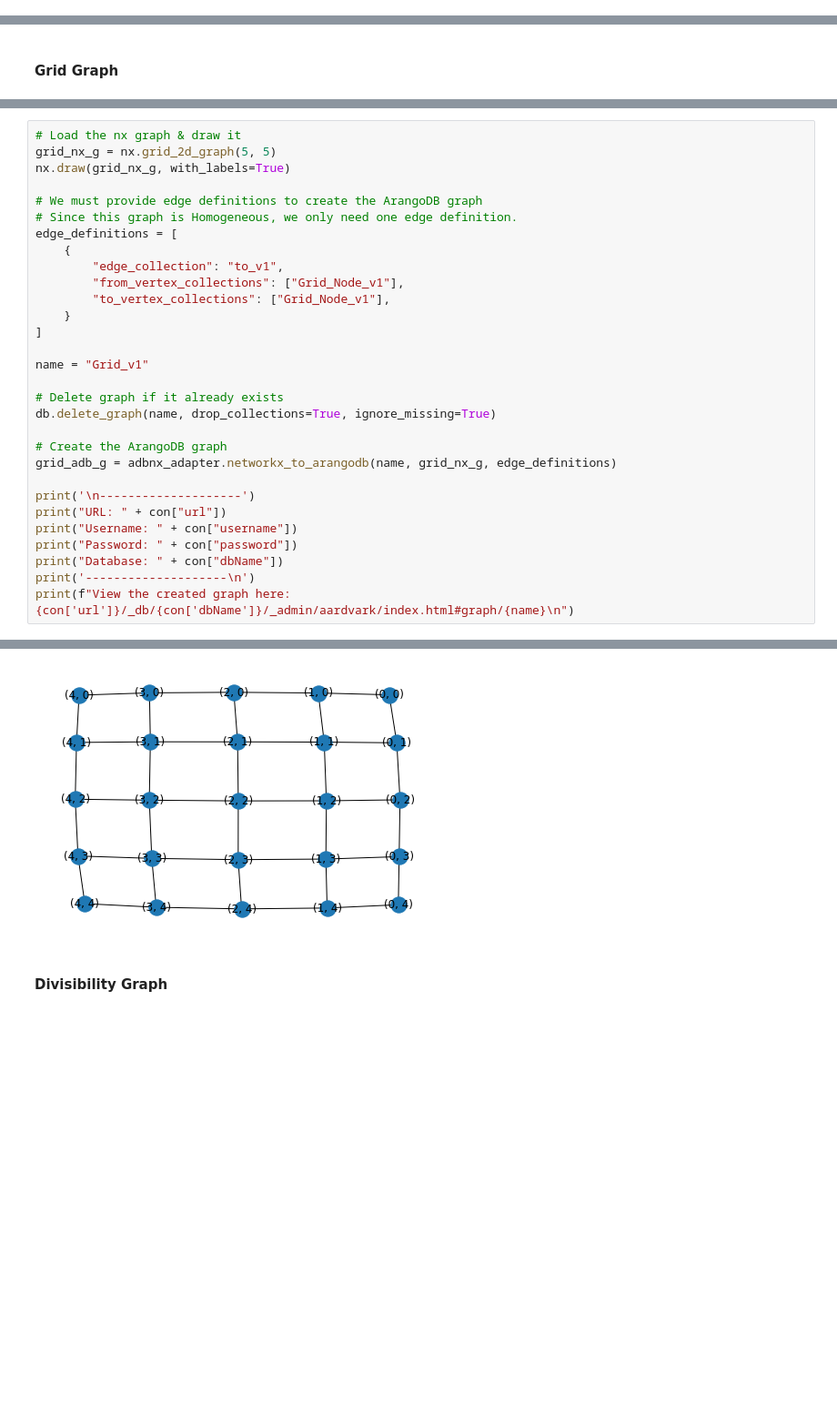
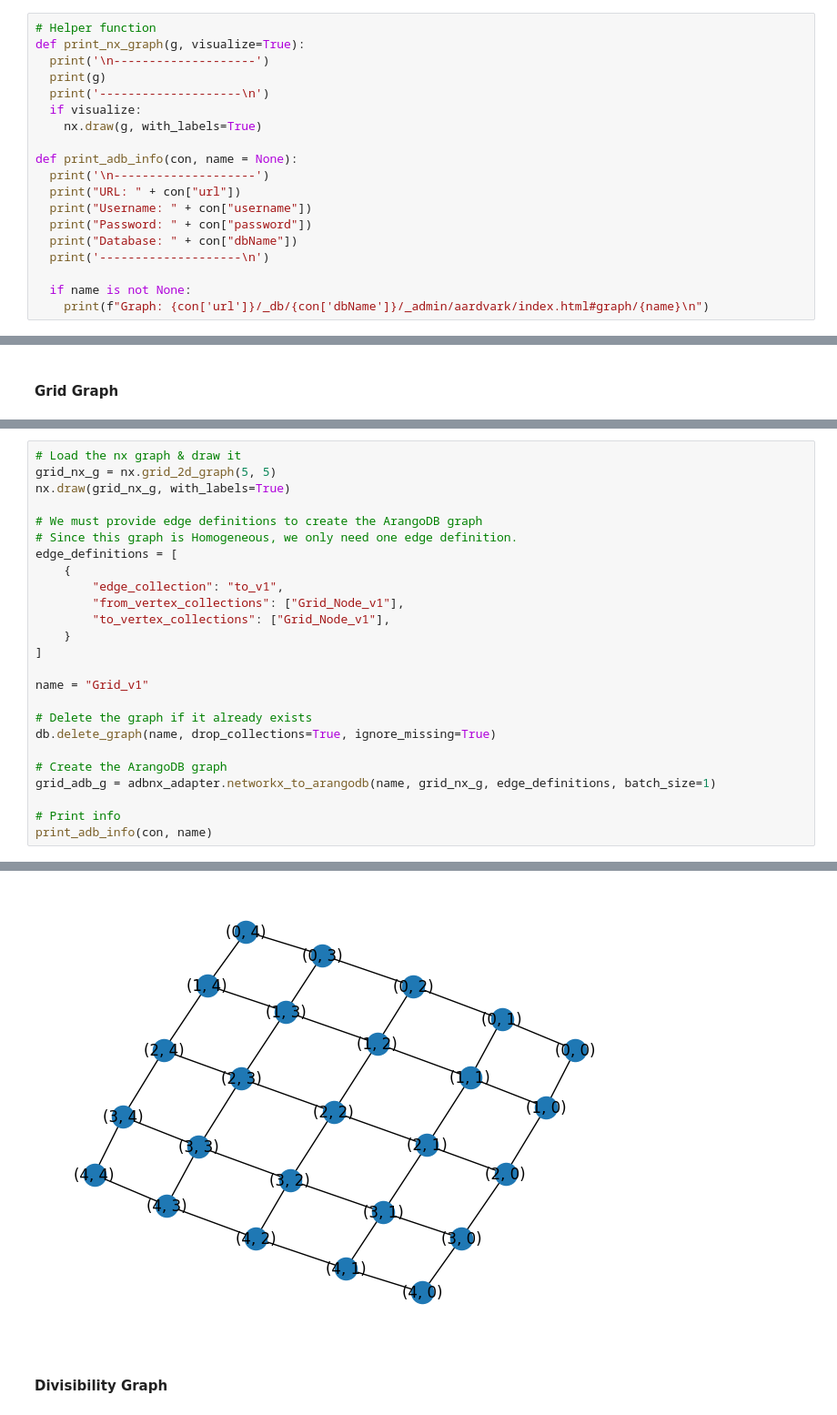
Before and after one commit to arangoml/networkx-adapter, a Jupyter notebook: examples/outputs/ArangoDB_NetworkX_Adapter_output.ipynb, the cells around one changed output, grey strips where cells are left out. Shown at 91% size. Cells and saved outputs as stored; diff of their text form; blank space fills up the shorter version.

```diff
--- a/examples/outputs/ArangoDB_NetworkX_Adapter_output.ipynb
+++ b/examples/outputs/ArangoDB_NetworkX_Adapter_output.ipynb
@@ -38,3 +38,22 @@ from typing import List
+# %%
+# Helper function
+def print_nx_graph(g, visualize=True):
+  print('\n--------------------')
+  print(g)
+  print('--------------------\n')
+  if visualize:
+    nx.draw(g, with_labels=True)
+
+def print_adb_info(con, name = None):
+  print('\n--------------------')
+  print("URL: " + con["url"])
+  print("Username: " + con["username"])
+  print("Password: " + con["password"])
+  print("Database: " + con["dbName"])
+  print('--------------------\n')
+
+  if name is not None:
+    print(f"Graph: {con['url']}/_db/{con['dbName']}/_admin/aardvark/index.html#graph/{name}\n")
 # %% [markdown]
 # Understanding NetworkX
 # %% [markdown]
@@ -431,17 +435,12 @@ edge_definitions = [
 
 name = "Grid_v1"
 
-# Delete graph if it already exists
+# Delete the graph if it already exists
 db.delete_graph(name, drop_collections=True, ignore_missing=True)
 
 # Create the ArangoDB graph
-grid_adb_g = adbnx_adapter.networkx_to_arangodb(name, grid_nx_g, edge_definitions)
+grid_adb_g = adbnx_adapter.networkx_to_arangodb(name, grid_nx_g, edge_definitions, batch_size=1)
 
-print('\n--------------------')
-print("URL: " + con["url"])
-print("Username: " + con["username"])
-print("Password: " + con["password"])
-print("Database: " + con["dbName"])
-print('--------------------\n')
-print(f"View the created graph here: {con['url']}/_db/{con['dbName']}/_admin/aardvark/index.html#graph/{name}\n")
+# Print info
+print_adb_info(con, name)
 # %% [output]
@@ -463,3 +460,3 @@ View the created graph here: https://tutorials.arangodb.cloud:8529/_db/TUTloq6b9
-[figure, old version]
+[figure, new version]
 # %% [markdown]
 #### Divisibility Graph
```
Also changed, not shown: parts of 30 cells of this notebook, 51 other files.
